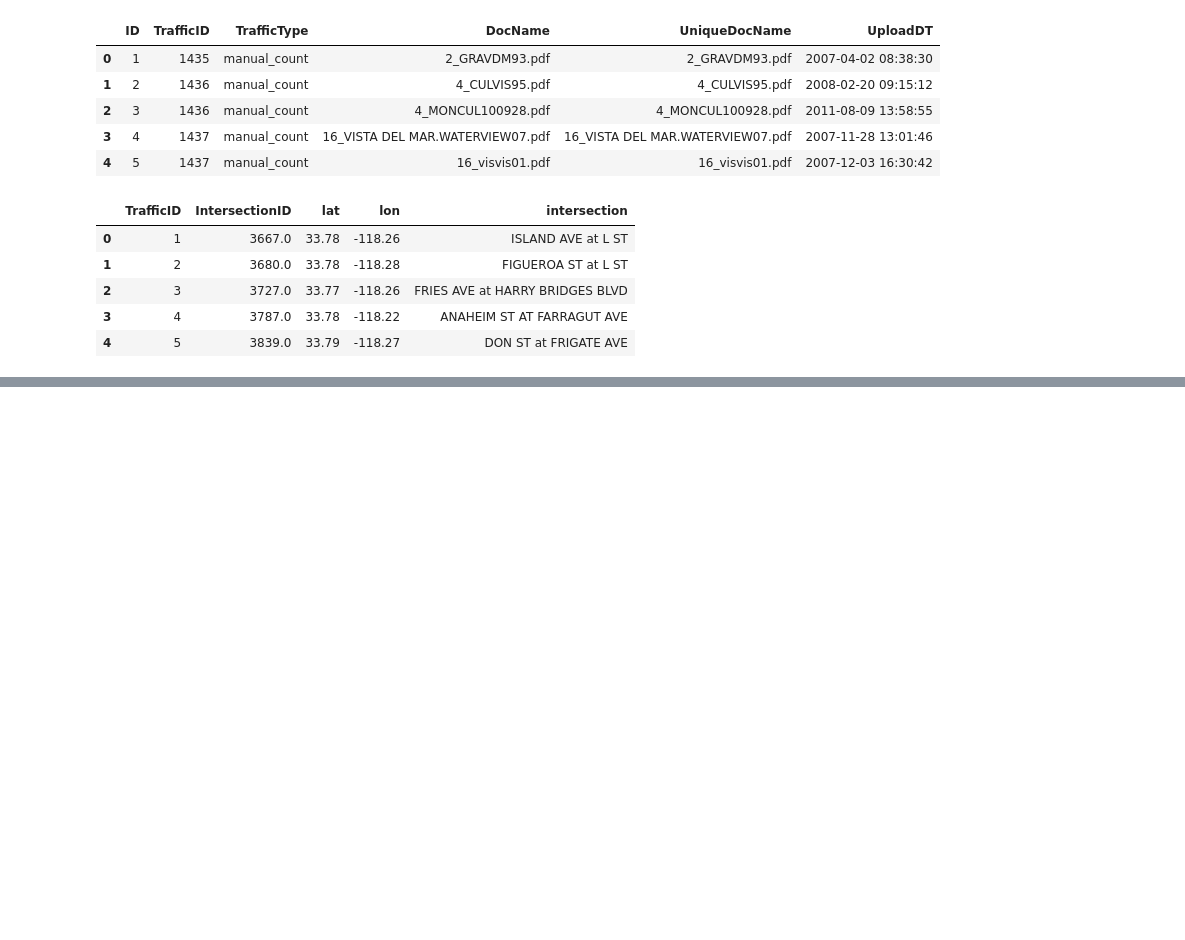
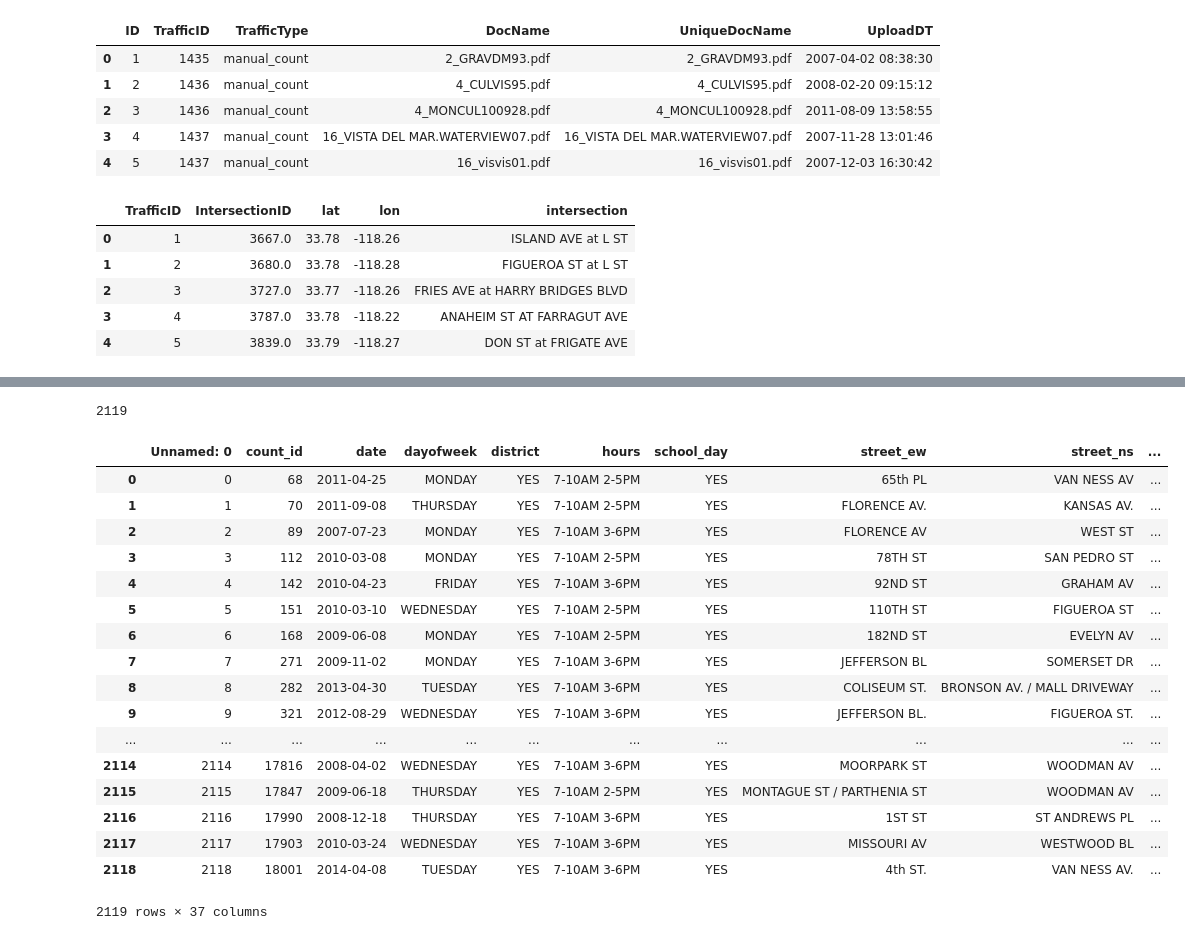
Before and after one commit to black-tea/vehicle-vol-pdf-scrape, a Jupyter notebook: vol-pdf-scrape-part-2.ipynb, the cells around one changed output, grey strips where cells are left out. Cells and saved outputs as stored; diff of their text form; code cells hidden in the pictures; blank space fills up the shorter version.

```diff
--- a/vol-pdf-scrape-part-2.ipynb
+++ b/vol-pdf-scrape-part-2.ipynb
@@ -74,0 +115,5 @@ info_df.head()
+# %%
+# Import BOE Intersection spatial data
+boe_int = gp.GeoDataFrame.from_file('shp/Intersections.shp')
+# Take a peek at the table contents
+boe_int.head()
@@ -74,0 +127,29 @@ info_df.head()
+# %%
+# Join BOE table to info table
+info_df_merge = info_df_merge.merge(boe_int,
+                                    how='left',
+                                    left_on = 'IntersectionID',
+                                    right_on = 'CL_NODE_ID')
+
+print(len(info_df_merge))
+info_df_merge
+# %% [output]
+2119
+|  | Unnamed: 0 | count_id | date | dayofweek | district | hours | school_day | street_ew | street_ns | ... |
+| 0 | 0 | 68 | 2011-04-25 | MONDAY | YES | 7-10AM 2-5PM | YES | 65th PL | VAN NESS AV | ... |
+| 1 | 1 | 70 | 2011-09-08 | THURSDAY | YES | 7-10AM 2-5PM | YES | FLORENCE AV. | KANSAS AV. | ... |
+| 2 | 2 | 89 | 2007-07-23 | MONDAY | YES | 7-10AM 3-6PM | YES | FLORENCE AV | WEST ST | ... |
+| 3 | 3 | 112 | 2010-03-08 | MONDAY | YES | 7-10AM 2-5PM | YES | 78TH ST | SAN PEDRO ST | ... |
+| 4 | 4 | 142 | 2010-04-23 | FRIDAY | YES | 7-10AM 3-6PM | YES | 92ND ST | GRAHAM AV | ... |
+| 5 | 5 | 151 | 2010-03-10 | WEDNESDAY | YES | 7-10AM 2-5PM | YES | 110TH ST | FIGUEROA ST | ... |
+| 6 | 6 | 168 | 2009-06-08 | MONDAY | YES | 7-10AM 2-5PM | YES | 182ND ST | EVELYN AV | ... |
+| 7 | 7 | 271 | 2009-11-02 | MONDAY | YES | 7-10AM 3-6PM | YES | JEFFERSON BL | SOMERSET DR | ... |
+| 8 | 8 | 282 | 2013-04-30 | TUESDAY | YES | 7-10AM 3-6PM | YES | COLISEUM ST. | BRONSON AV. / MALL DRIVEWAY | ... |
+| 9 | 9 | 321 | 2012-08-29 | WEDNESDAY | YES | 7-10AM 3-6PM | YES | JEFFERSON BL. | FIGUEROA ST. | ... |
+| ... | ... | ... | ... | ... | ... | ... | ... | ... | ... | ... |
+| 2114 | 2114 | 17816 | 2008-04-02 | WEDNESDAY | YES | 7-10AM 3-6PM | YES | MOORPARK ST | WOODMAN AV | ... |
+| 2115 | 2115 | 17847 | 2009-06-18 | THURSDAY | YES | 7-10AM 2-5PM | YES | MONTAGUE ST / PARTHENIA ST | WOODMAN AV | ... |
+| 2116 | 2116 | 17990 | 2008-12-18 | THURSDAY | YES | 7-10AM 3-6PM | YES | 1ST ST | ST ANDREWS PL | ... |
+| 2117 | 2117 | 17903 | 2010-03-24 | WEDNESDAY | YES | 7-10AM 3-6PM | YES | MISSOURI AV | WESTWOOD BL | ... |
+| 2118 | 2118 | 18001 | 2014-04-08 | TUESDAY | YES | 7-10AM 3-6PM | YES | 4th ST. | VAN NESS AV. | ... |
+2119 rows × 37 columns
```
Also changed, not shown: parts of 10 cells of this notebook, 6 other files.
